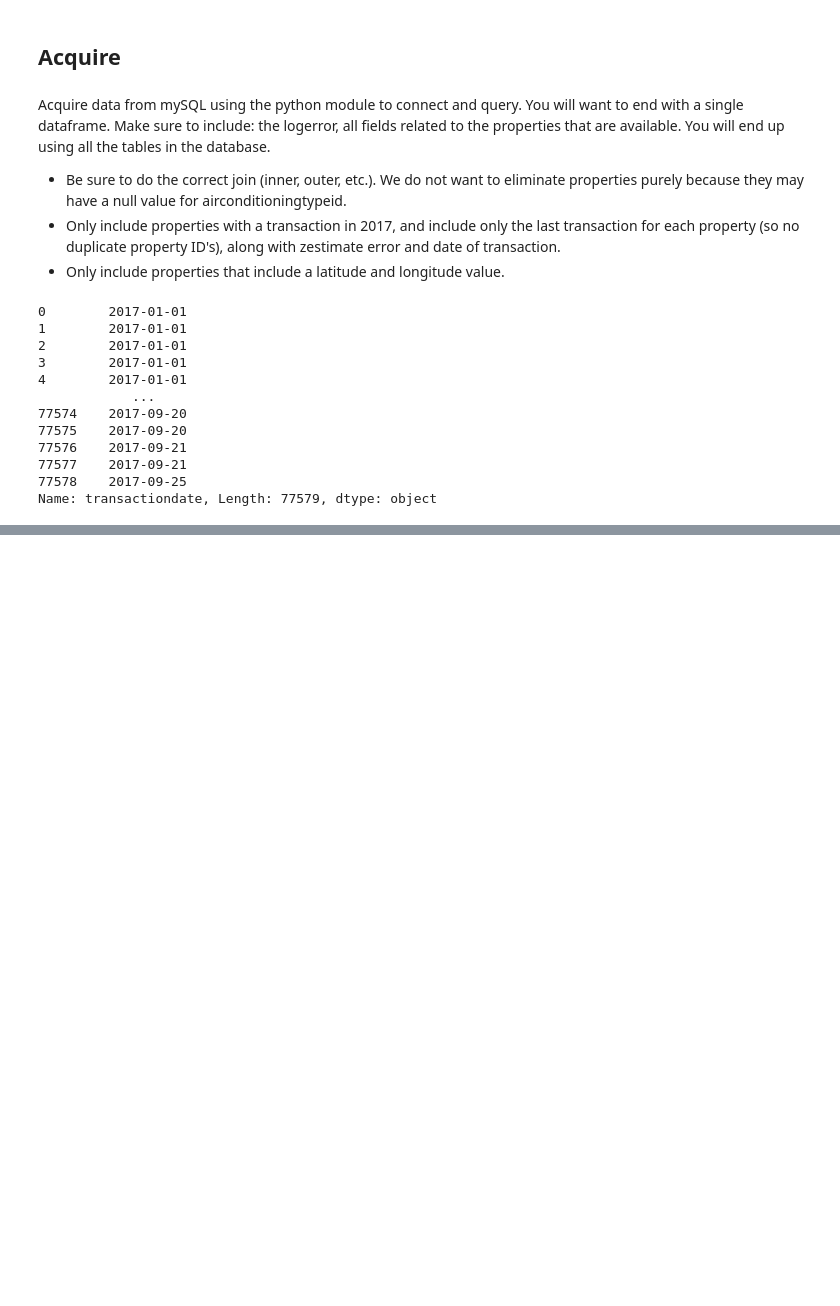
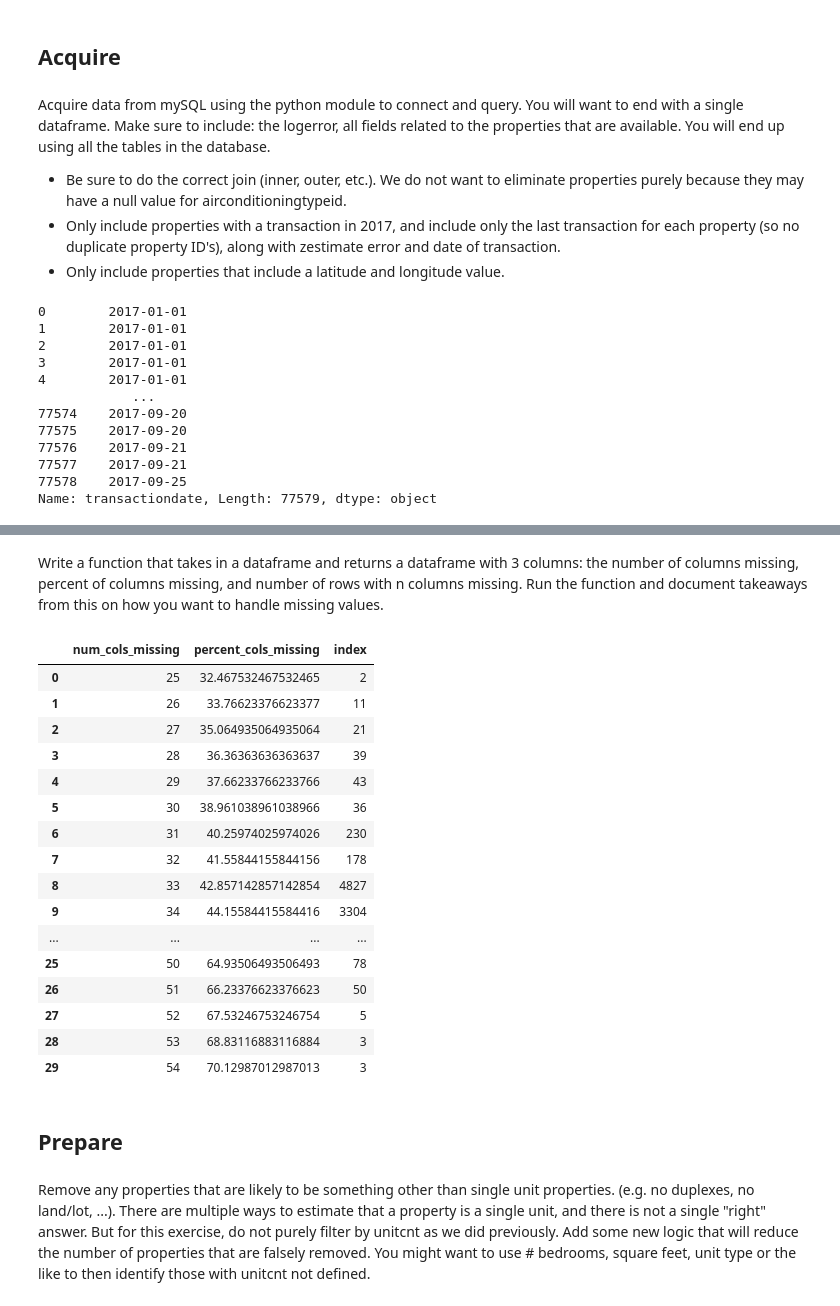
Before and after one commit to johnathon-smith/clustering-exercises, a Jupyter notebook: zillow.ipynb, the cells around one changed output, grey strips where cells are left out. Drawn from its saved outputs; the diff is of its cells as text; code cells hidden in the pictures; blank space fills up the shorter version.

```diff
--- a/zillow.ipynb
+++ b/zillow.ipynb
@@ -110,0 +138,35 @@ memory usage: 46.0+ MB
+# %% [markdown]
+Write a function that takes in a dataframe and returns a dataframe with 3 columns: the number of columns missing, percent of columns missing, and number of rows with n columns missing. Run the function and document takeaways from this on how you want to handle missing values.
+# %%
+def nulls_by_row(df):
+    num_missing = df.isnull().sum(axis=1)
+    prcnt_miss = num_missing / df.shape[1] * 100
+    rows_missing = pd.DataFrame({'num_cols_missing': num_missing, 'percent_cols_missing': prcnt_miss})\
+    .reset_index()\
+    .groupby(['num_cols_missing', 'percent_cols_missing']).count()\
+    .rename(index=str, columns={'customer_id': 'num_rows'}).reset_index()
+    return rows_missing
+# %%
+nulls_by_row(zillow)
+# %% [output]
+|  | num_cols_missing | percent_cols_missing | index |
+| 0 | 25 | 32.467532467532465 | 2 |
+| 1 | 26 | 33.76623376623377 | 11 |
+| 2 | 27 | 35.064935064935064 | 21 |
+| 3 | 28 | 36.36363636363637 | 39 |
+| 4 | 29 | 37.66233766233766 | 43 |
+| 5 | 30 | 38.961038961038966 | 36 |
+| 6 | 31 | 40.25974025974026 | 230 |
+| 7 | 32 | 41.55844155844156 | 178 |
+| 8 | 33 | 42.857142857142854 | 4827 |
+| 9 | 34 | 44.15584415584416 | 3304 |
+| ... | ... | ... | ... |
+| 25 | 50 | 64.93506493506493 | 78 |
+| 26 | 51 | 66.23376623376623 | 50 |
+| 27 | 52 | 67.53246753246754 | 5 |
+| 28 | 53 | 68.83116883116884 | 3 |
+| 29 | 54 | 70.12987012987013 | 3 |
+# %% [markdown]
+## Prepare
+# %% [markdown]
+Remove any properties that are likely to be something other than single unit properties. (e.g. no duplexes, no land/lot, ...). There are multiple ways to estimate that a property is a single unit, and there is not a single "right" answer. But for this exercise, do not purely filter by unitcnt as we did previously. Add some new logic that will reduce the number of properties that are falsely removed. You might want to use # bedrooms, square feet, unit type or the like to then identify those with unitcnt not defined.
```
Also changed, not shown: parts of 27 cells of this notebook.
